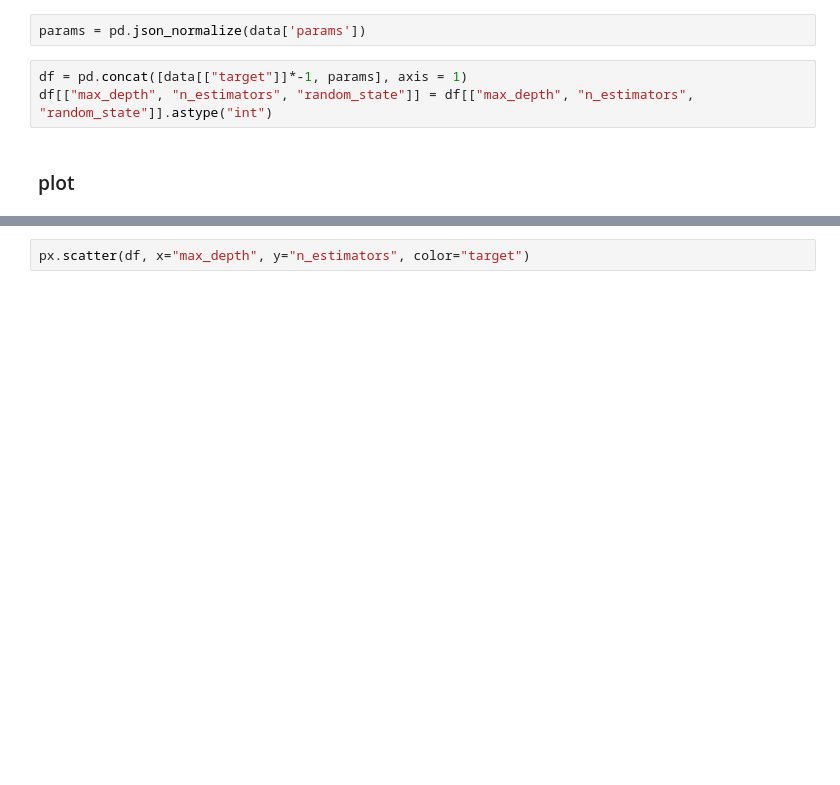
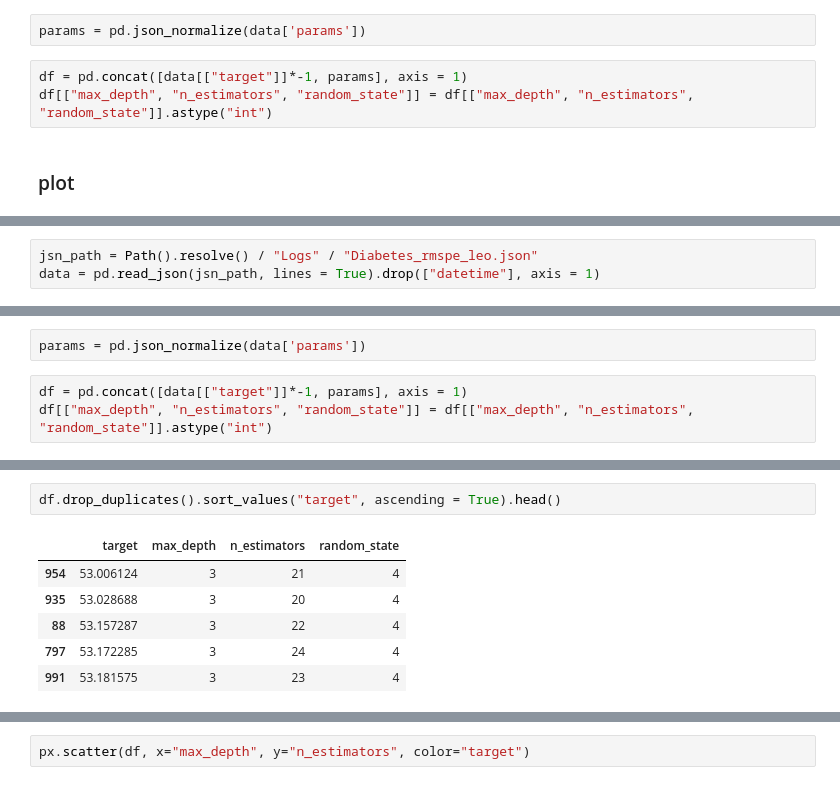
Before and after one commit to Gegori1/SVR-Least-Square-Percentage, a Jupyter notebook: Bayesian_optimization/Diabetes_Bayesian_Optimization/Random_Forest/Bay_opt_analysis.ipynb, the cells around one changed output, grey strips where cells are left out. Drawn from its saved outputs; the diff is of its cells as text; blank space fills up the shorter version.

```diff
--- a/Bayesian_optimization/Diabetes_Bayesian_Optimization/Random_Forest/Bay_opt_analysis.ipynb
+++ b/Bayesian_optimization/Diabetes_Bayesian_Optimization/Random_Forest/Bay_opt_analysis.ipynb
@@ -238,0 +264,3 @@ px.scatter_3d(df1, x = "n_estimators", y = "max_depth", z = "target", color = "t
+# %%
+jsn_path = Path().resolve() / "Logs" / "Diabetes_rmspe_leo.json"
+data = pd.read_json(jsn_path, lines = True).drop(["datetime"], axis = 1)
@@ -238,0 +269,5 @@ px.scatter_3d(df1, x = "n_estimators", y = "max_depth", z = "target", color = "t
+# %%
+params = pd.json_normalize(data['params'])
+# %%
+df = pd.concat([data[["target"]]*-1, params], axis = 1)
+df[["max_depth", "n_estimators", "random_state"]] = df[["max_depth", "n_estimators", "random_state"]].astype("int")
@@ -238,0 +287,9 @@ px.scatter_3d(df1, x = "n_estimators", y = "max_depth", z = "target", color = "t
+# %%
+df.drop_duplicates().sort_values("target", ascending = True).head()
+# %% [output]
+|  | target | max_depth | n_estimators | random_state |
+| 954 | 53.006124 | 3 | 21 | 4 |
+| 935 | 53.028688 | 3 | 20 | 4 |
+| 88 | 53.157287 | 3 | 22 | 4 |
+| 797 | 53.172285 | 3 | 24 | 4 |
+| 991 | 53.181575 | 3 | 23 | 4 |
```
Also changed, not shown: parts of 24 cells of this notebook, 26 other files.
